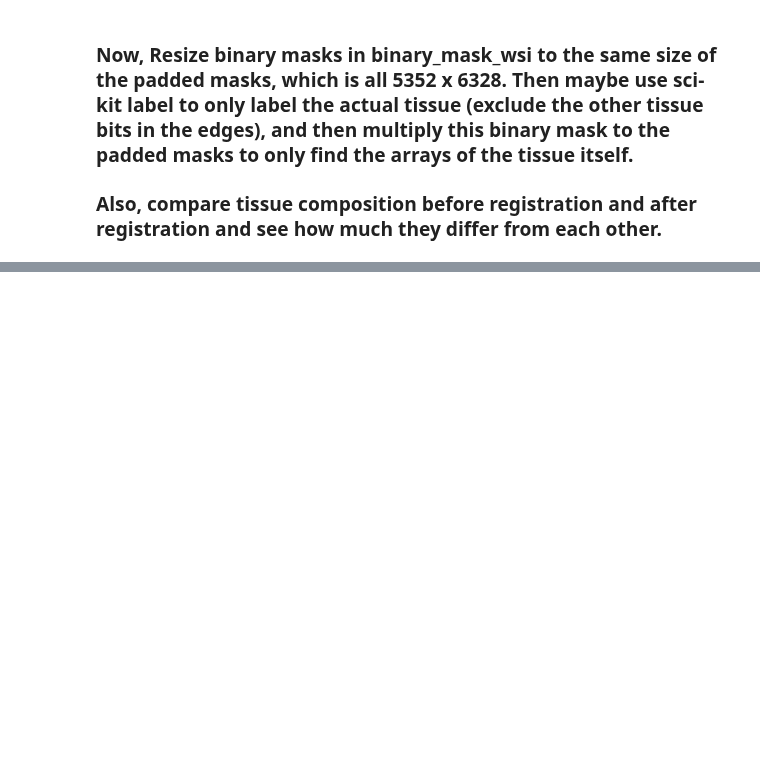
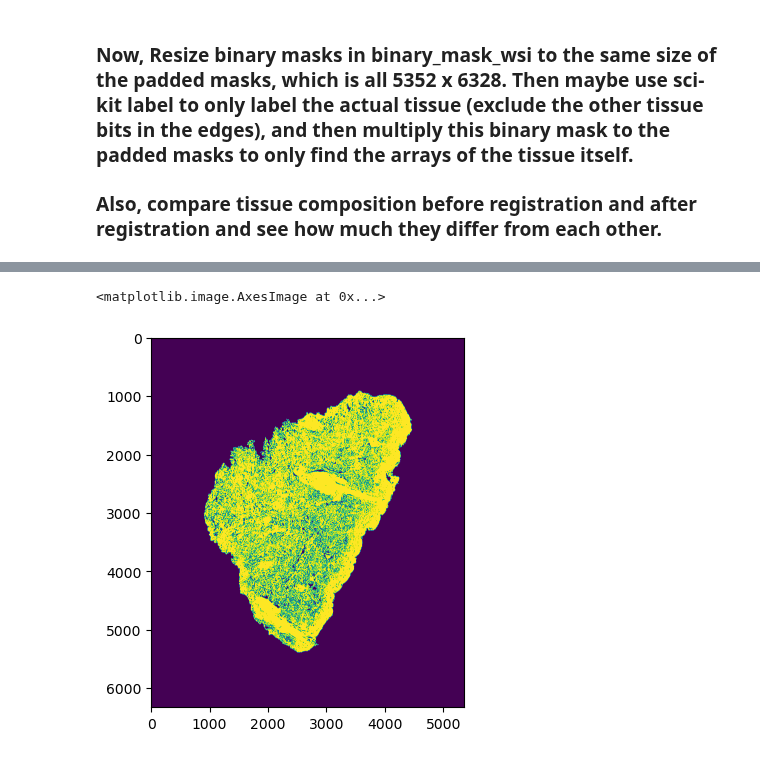
Before and after one commit to Wirtz-Lab/wsi_analysis, a Jupyter notebook: kevin/wsi2imcrop.ipynb, the cells around one changed output, grey strips where cells are left out. Saved outputs shown, nothing was run; the diff lists cells and outputs as text; code cells hidden in the pictures; blank space fills up the shorter version.

```diff
--- a/kevin/wsi2imcrop.ipynb
+++ b/kevin/wsi2imcrop.ipynb
@@ -139,0 +103,6 @@ rsult.shape
+# %%
+ta3 = remove_small_objects(ta2,1000000)
+plt.imshow(ta3)
+# %% [output]
+<matplotlib.image.AxesImage at 0x...>
+[figure, added]
```
Also changed, not shown: parts of 13 cells of this notebook.
